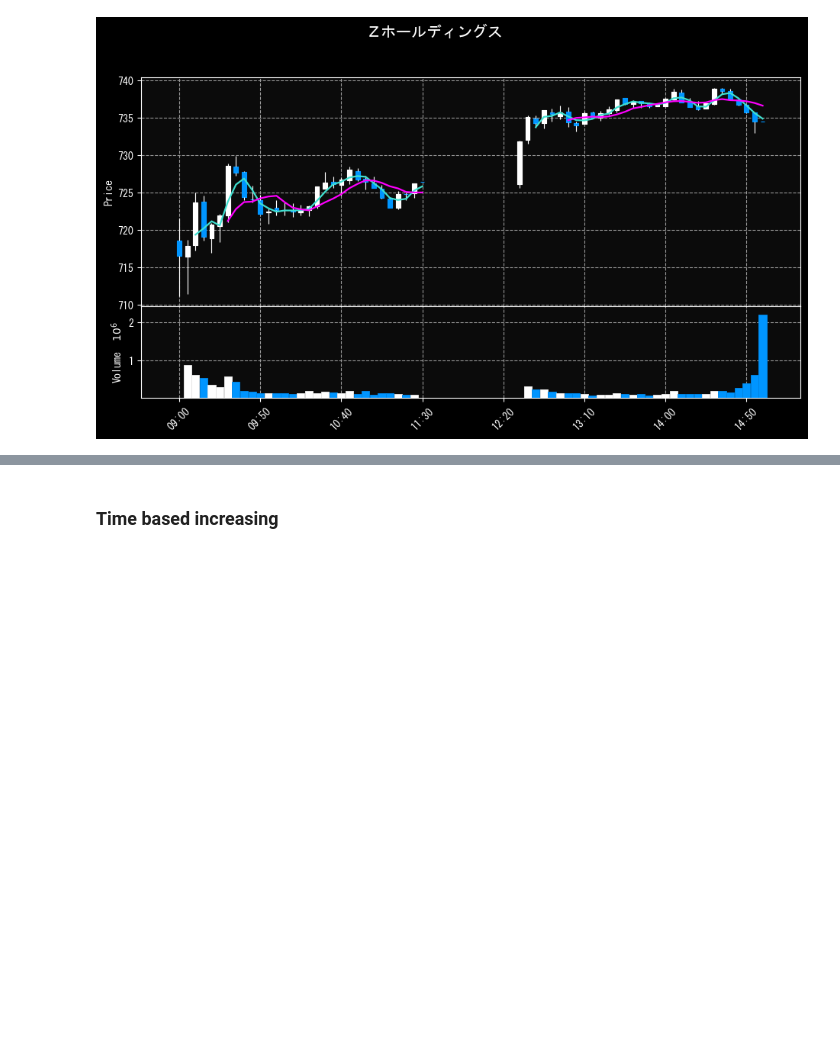
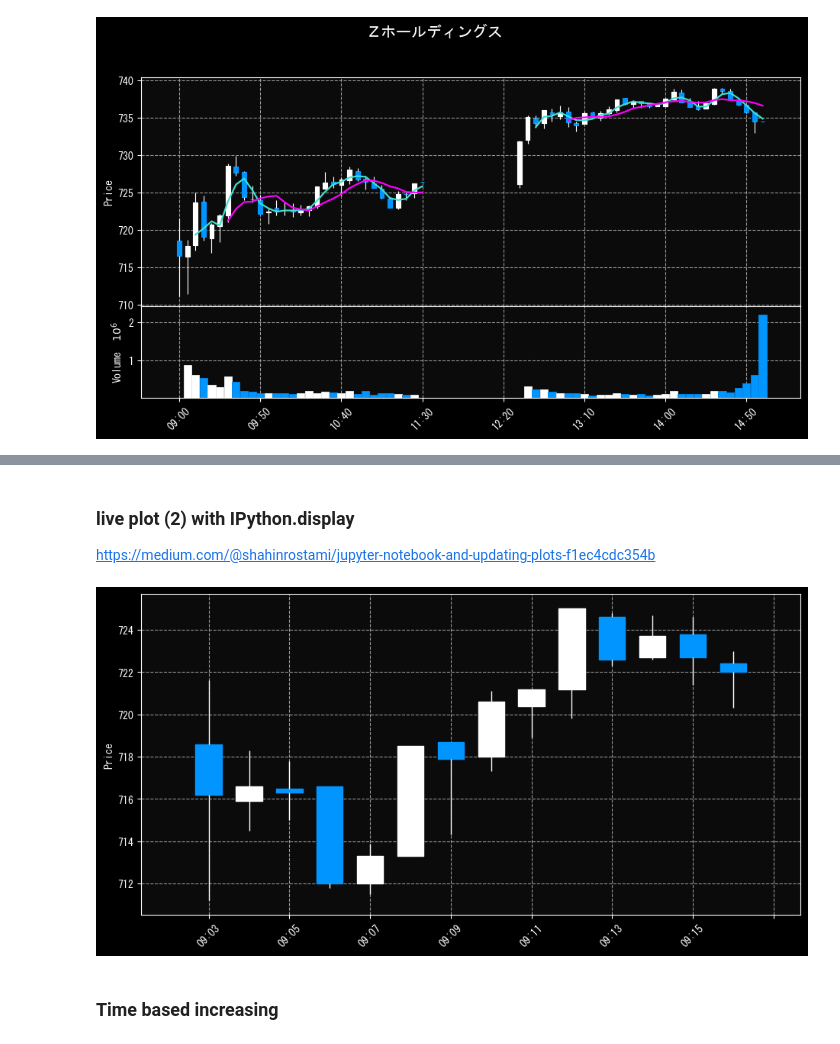
Before and after one commit to newini/auto-stock-transactor, a Jupyter notebook: books/analysis_mplfinance.ipynb, the cells around one changed output, grey strips where cells are left out. Drawn from its saved outputs; the diff is of its cells as text; code cells hidden in the pictures; blank space fills up the shorter version.

```diff
--- a/books/analysis_mplfinance.ipynb
+++ b/books/analysis_mplfinance.ipynb
@@ -141,3 +147,30 @@ for i in range(10):
+# %% [markdown]
+### live plot (2) with IPython.display
+
+https://medium.com/@shahinrostami/jupyter-notebook-and-updating-plots-f1ec4cdc354b
+# %%
+import numpy as np
+import matplotlib.pyplot as plt
+from IPython.display import display, clear_output
+
+df = CreateStockData(data, 'CurrentPrice', '1min')
+fig, ax = mpfplot(df[0:5], type='candle')
+
+def mpfplotLive(data, **kwargs):
+    style = mpf.make_mpf_style(base_mpf_style='nightclouds', rc={"font.family":'MS Gothic'})
+    return mpf.plot(data, style=style, **kwargs)
+
+for i in range(10):
+    ax[0].cla()
+    mpfplotLive(df[0:5+i], type='candle', ax=ax[0])
+    display(fig)
+
+    clear_output(wait = True)
+
+    time.sleep(1)
+    #plt.pause(1)
+# %% [output]
+[figure, added]
 # %% [markdown]
 ### Time based increasing
 # %%
```
Also changed, not shown: parts of 3 cells of this notebook.
